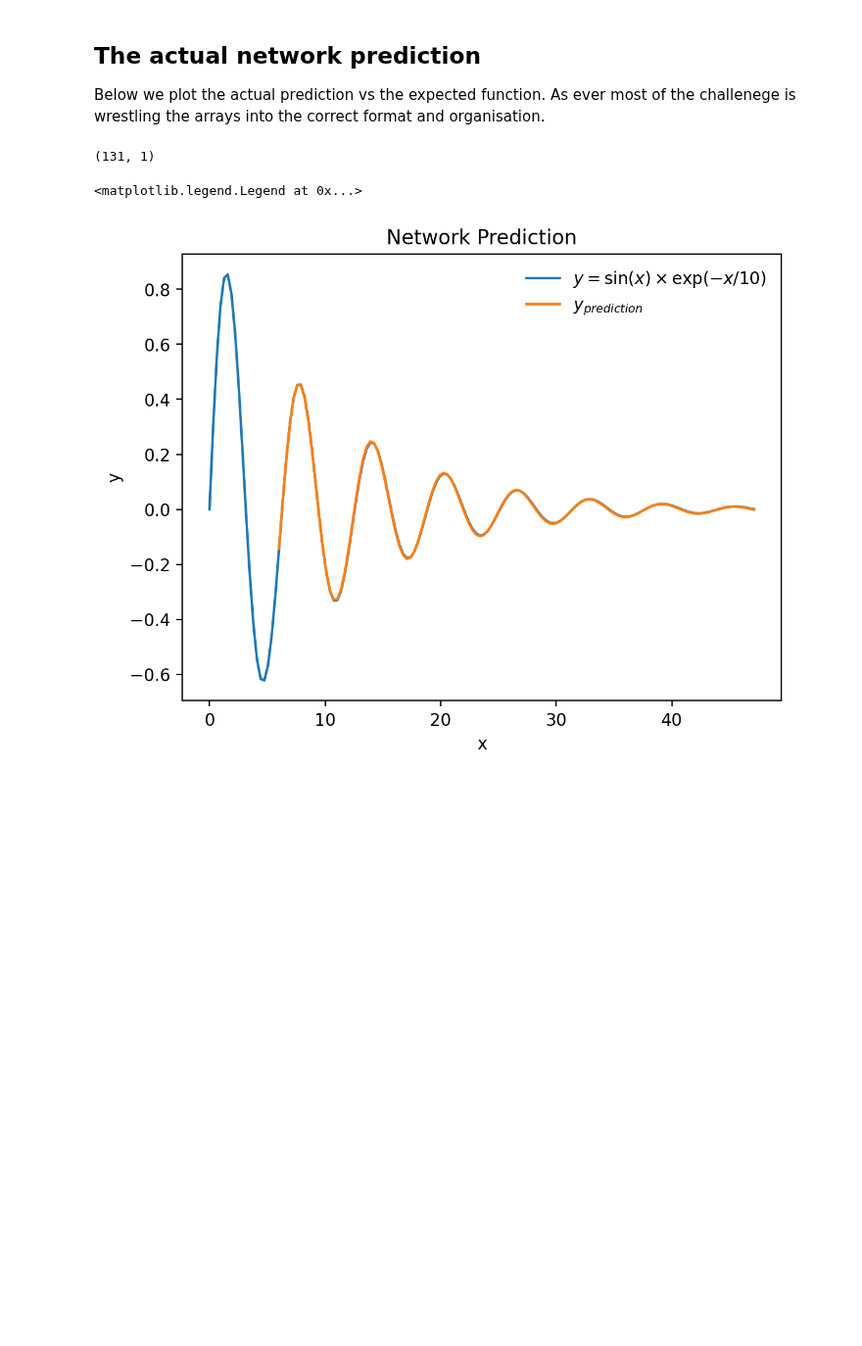
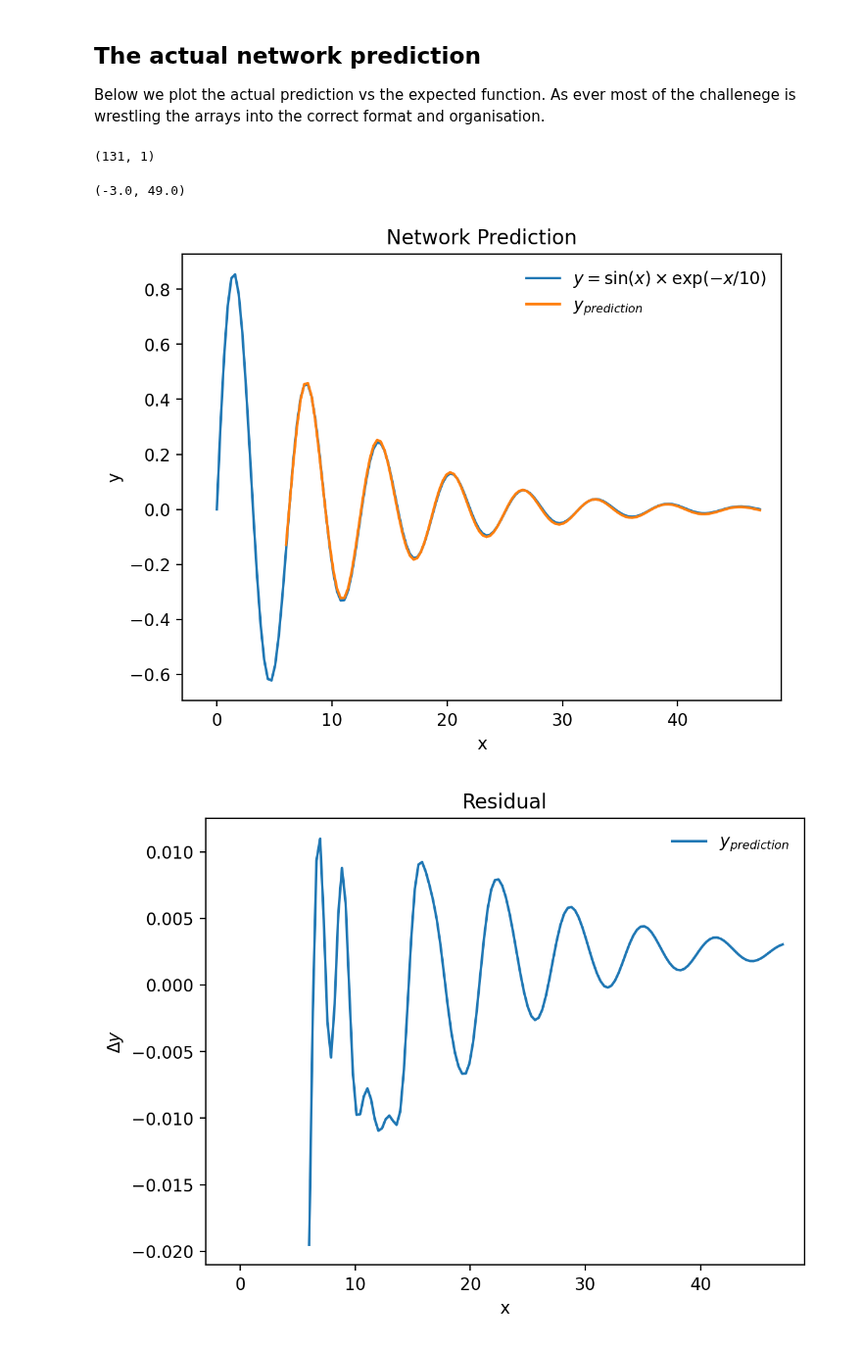
Before and after one commit to nichol77/mlForPhysicists, a Jupyter notebook: Week6/Week6_Prediction.ipynb, the cells around one changed output. Shown at 98% size. Cells and saved outputs as stored; diff of their text form; code cells hidden in the pictures; blank space fills up the shorter version.

```diff
--- a/Week6/Week6_Prediction.ipynb
+++ b/Week6/Week6_Prediction.ipynb
@@ -187,17 +187,28 @@ Below we plot the actual prediction vs the expected function. As ever most of th
 # %%
 
 yTest_in2=yTest_in.reshape(yTest_in.shape[0],yTest_in.shape[1],1)
 y_hat=model.predict_on_batch(yTest_in2.reshape(yTest_in2.shape[0],windowsize,1))
 print(y_hat.shape)
 fig,ax=plt.subplots()
 ax.plot(x_test,y_test,label=r"$y=\sin(x) \times \exp(-x/10)$")
 #ax.plot(x_test[offset:],y_testoff,label=r"$y_{target}$")
 ax.plot(x_test[windowsize+offset-1:],y_hat.reshape(y_hat.shape[0]),label=r"$y_{prediction}$")
 ax.set_xlabel("x")
 ax.set_ylabel("y")
 ax.set_title("Network Prediction")
 ax.legend()
+ax.set_xlim([-3,49])
+
+fig,ax=plt.subplots()
+#ax.plot(x_test[offset:],y_testoff,label=r"$y_{target}$")
+ax.plot(x_test[windowsize+offset-1:],y_test[windowsize+offset-1:]-y_hat.reshape(y_hat.shape[0]),label=r"$y_{prediction}$")
+ax.set_xlabel("x")
+ax.set_ylabel(r"$\Delta y$")
+ax.set_title("Residual")
+ax.legend()
+ax.set_xlim([-3,49])
 # %% [output]
 (131, 1)
-<matplotlib.legend.Legend at 0x...>
+(-3.0, 49.0)
-[figure, old version]
+[figure, new version]
+[figure, added]
```
Also changed, not shown: parts of 3 cells of this notebook.
